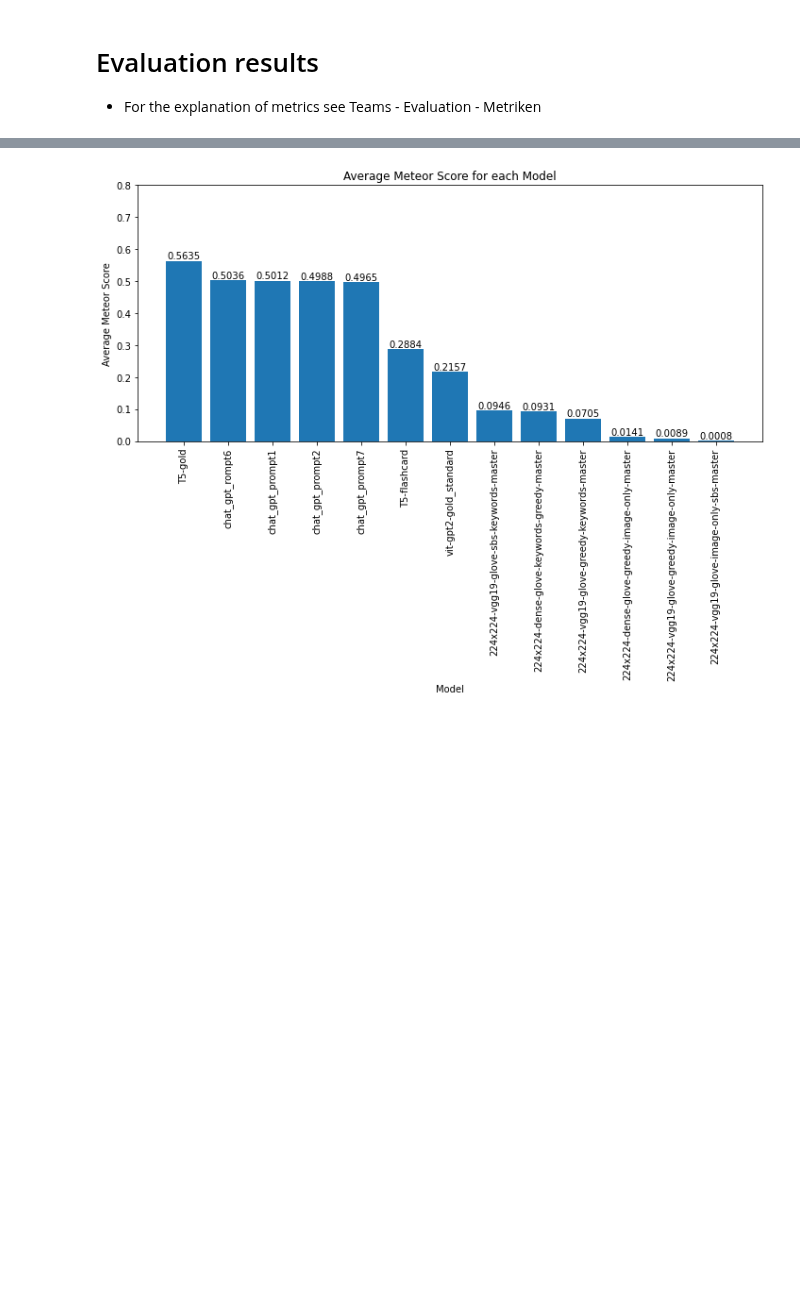
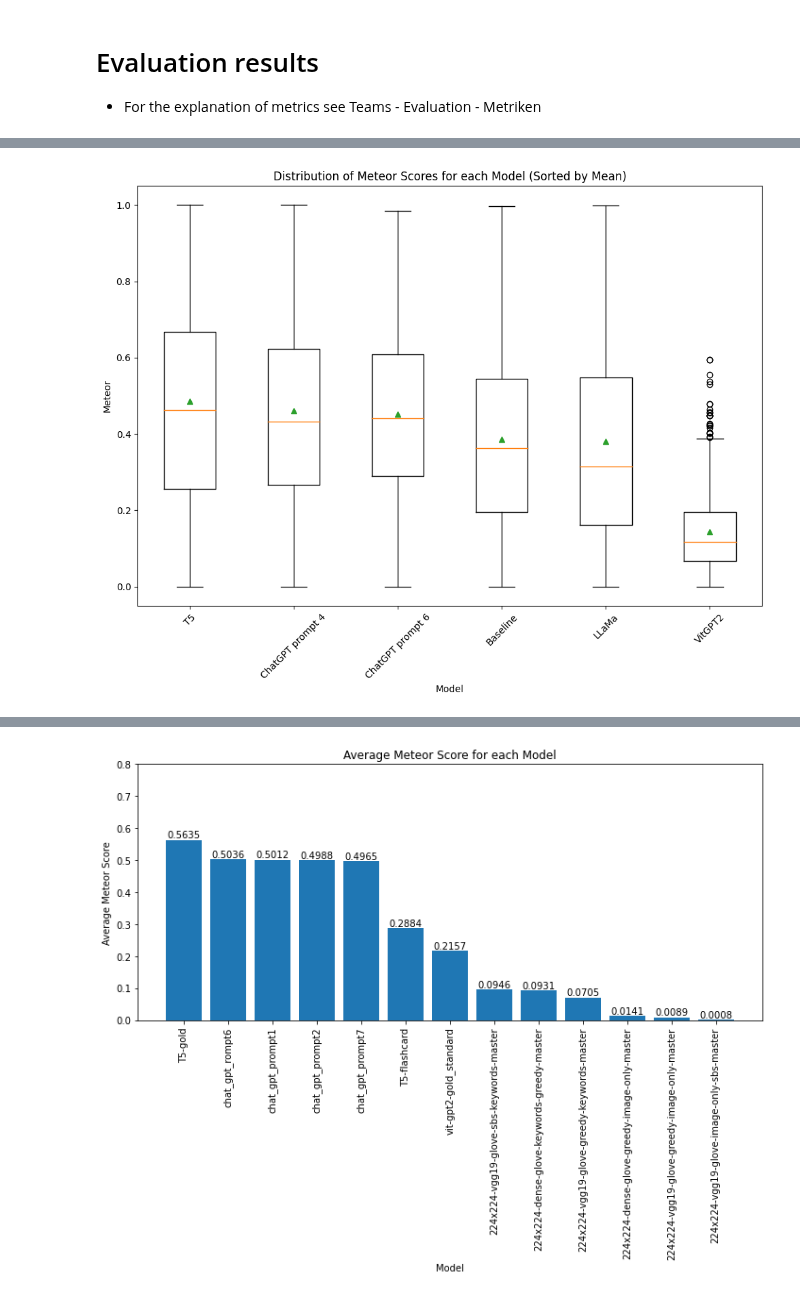
Before and after one commit to Ankinator/ankinator-flashcard-models, a Jupyter notebook: notebooks/evaluation/evaluation_plots.ipynb, the cells around one changed output, grey strips where cells are left out. Drawn from its saved outputs; the diff is of its cells as text; code cells hidden in the pictures; blank space fills up the shorter version.

```diff
--- a/notebooks/evaluation/evaluation_plots.ipynb
+++ b/notebooks/evaluation/evaluation_plots.ipynb
@@ -11,0 +48,30 @@ folder_path = "../../eval_results"
+# %%
+meteors = []
+
+for dir in overall_result_model_paths:
+        subfolder_path = os.path.join(folder_path, dir)
+        csv_path = os.path.join(subfolder_path, "sem_meteor.csv")
+
+        if os.path.exists(csv_path):
+            df = pd.read_csv(csv_path)
+            try:
+                meteors.append(df['max_sem_meteor'])
+            except:
+                meteors.append(df['sem_meteor'])
+
+mean_meteors = [np.mean(data) for data in meteors]
+sort_indices = np.argsort(mean_meteors)[::-1]
+sorted_model_names = [overall_result_model_names[i] for i in sort_indices]
+sorted_meteors = [meteors[i] for i in sort_indices]
+
+plt.figure(figsize=(10,8))
+plt.boxplot(sorted_meteors, labels=sorted_model_names, showmeans=True)
+plt.xlabel("Model")
+plt.ylabel("Meteor")
+plt.title("Distribution of Meteor Scores for each Model (Sorted by Mean)")
+plt.xticks(rotation=45)
+plt.tight_layout()
+plt.savefig("plots/overall_meteor_sim.png", dpi=150)
+plt.show()
+# %% [output]
+[figure, added]
```
Also changed, not shown: parts of 9 cells of this notebook, 7 other files.
